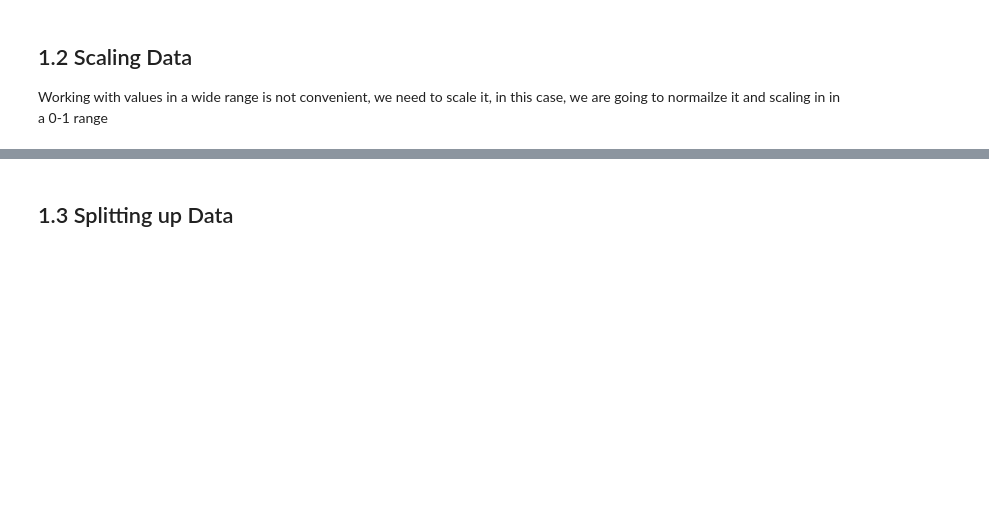
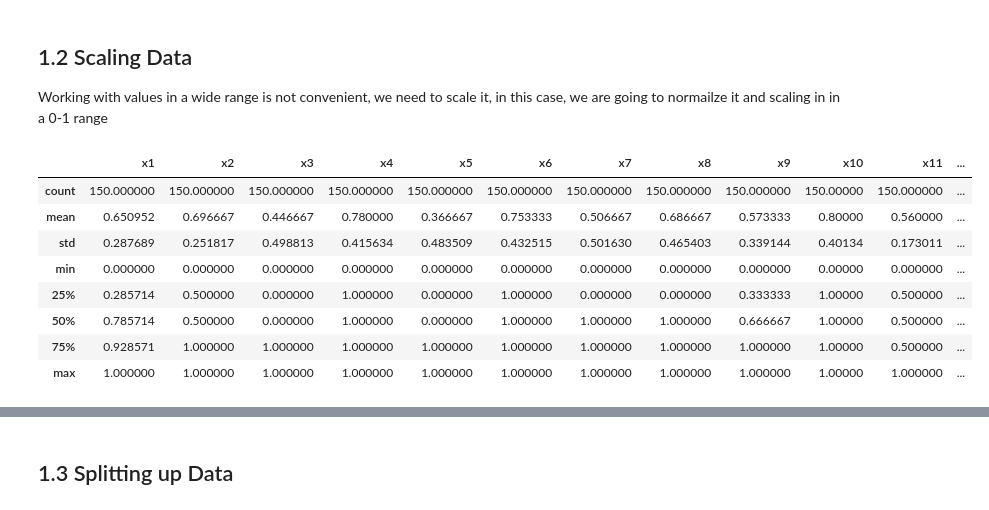
Before and after one commit to ArmandoLp/ProjectAlcoholism, a Jupyter notebook: Project3-Copy1.ipynb, the cells around one changed output, grey strips where cells are left out. Saved outputs shown, nothing was run; the diff lists cells and outputs as text; code cells hidden in the pictures; blank space fills up the shorter version.

```diff
--- a/Project3-Copy1.ipynb
+++ b/Project3-Copy1.ipynb
@@ -164,3 +164,15 @@ min_max_scaler = preprocessing.MinMaxScaler()
 X_scaled = pd.DataFrame(min_max_scaler.fit_transform(X), columns = X.columns)
 X_scaled.head()
 X_scaled.drop(['x22'], axis=1, inplace=True)
+# %%
+X_scaled.describe()
+# %% [output]
+|  | x1 | x2 | x3 | x4 | x5 | x6 | x7 | x8 | x9 | x10 | x11 | ... |
+| count | 150.000000 | 150.000000 | 150.000000 | 150.000000 | 150.000000 | 150.000000 | 150.000000 | 150.000000 | 150.000000 | 150.00000 | 150.000000 | ... |
+| mean | 0.650952 | 0.696667 | 0.446667 | 0.780000 | 0.366667 | 0.753333 | 0.506667 | 0.686667 | 0.573333 | 0.80000 | 0.560000 | ... |
+| std | 0.287689 | 0.251817 | 0.498813 | 0.415634 | 0.483509 | 0.432515 | 0.501630 | 0.465403 | 0.339144 | 0.40134 | 0.173011 | ... |
+| min | 0.000000 | 0.000000 | 0.000000 | 0.000000 | 0.000000 | 0.000000 | 0.000000 | 0.000000 | 0.000000 | 0.00000 | 0.000000 | ... |
+| 25% | 0.285714 | 0.500000 | 0.000000 | 1.000000 | 0.000000 | 1.000000 | 0.000000 | 0.000000 | 0.333333 | 1.00000 | 0.500000 | ... |
+| 50% | 0.785714 | 0.500000 | 0.000000 | 1.000000 | 0.000000 | 1.000000 | 1.000000 | 1.000000 | 0.666667 | 1.00000 | 0.500000 | ... |
+| 75% | 0.928571 | 1.000000 | 1.000000 | 1.000000 | 1.000000 | 1.000000 | 1.000000 | 1.000000 | 1.000000 | 1.00000 | 0.500000 | ... |
+| max | 1.000000 | 1.000000 | 1.000000 | 1.000000 | 1.000000 | 1.000000 | 1.000000 | 1.000000 | 1.000000 | 1.00000 | 1.000000 | ... |
```
Also changed, not shown: parts of 21 cells of this notebook.
